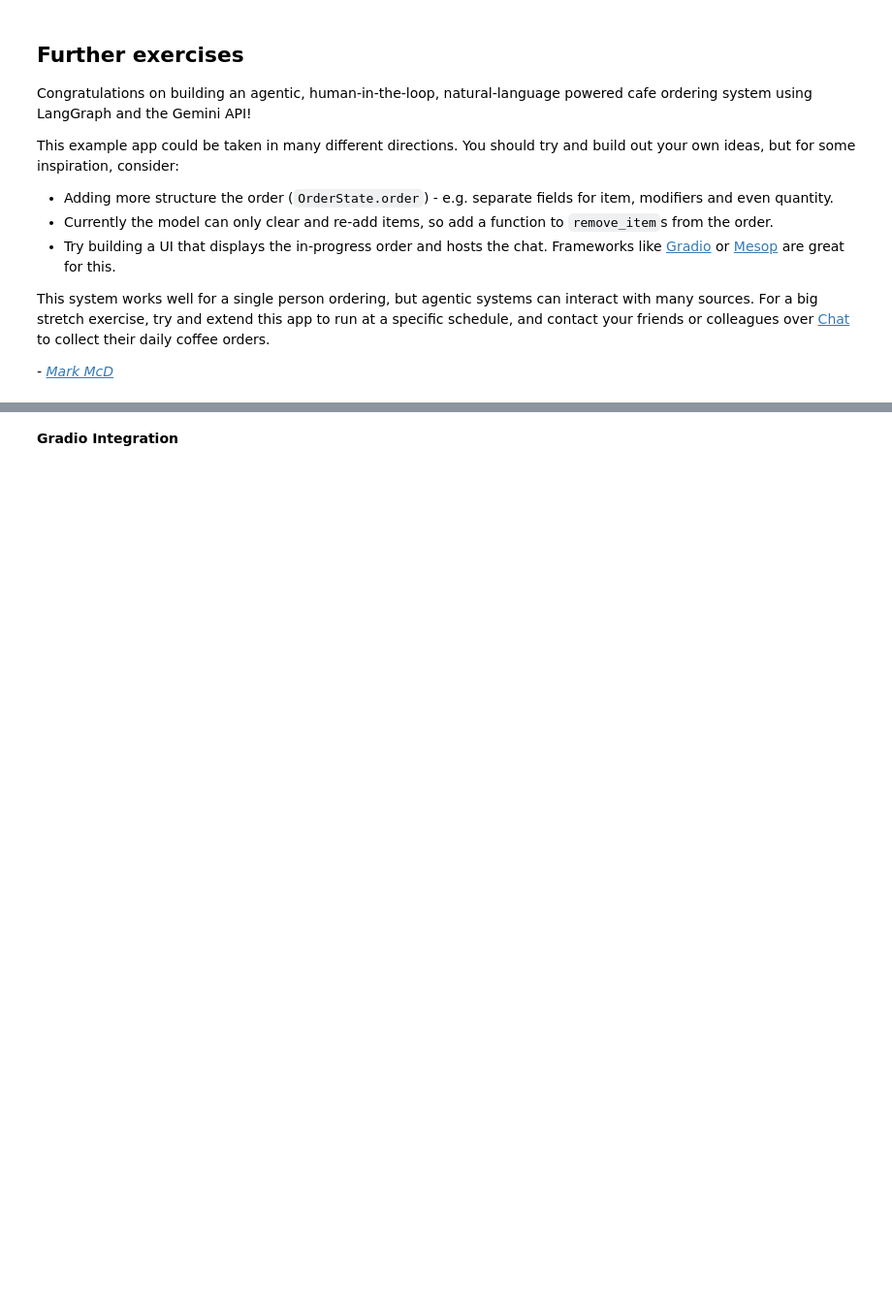
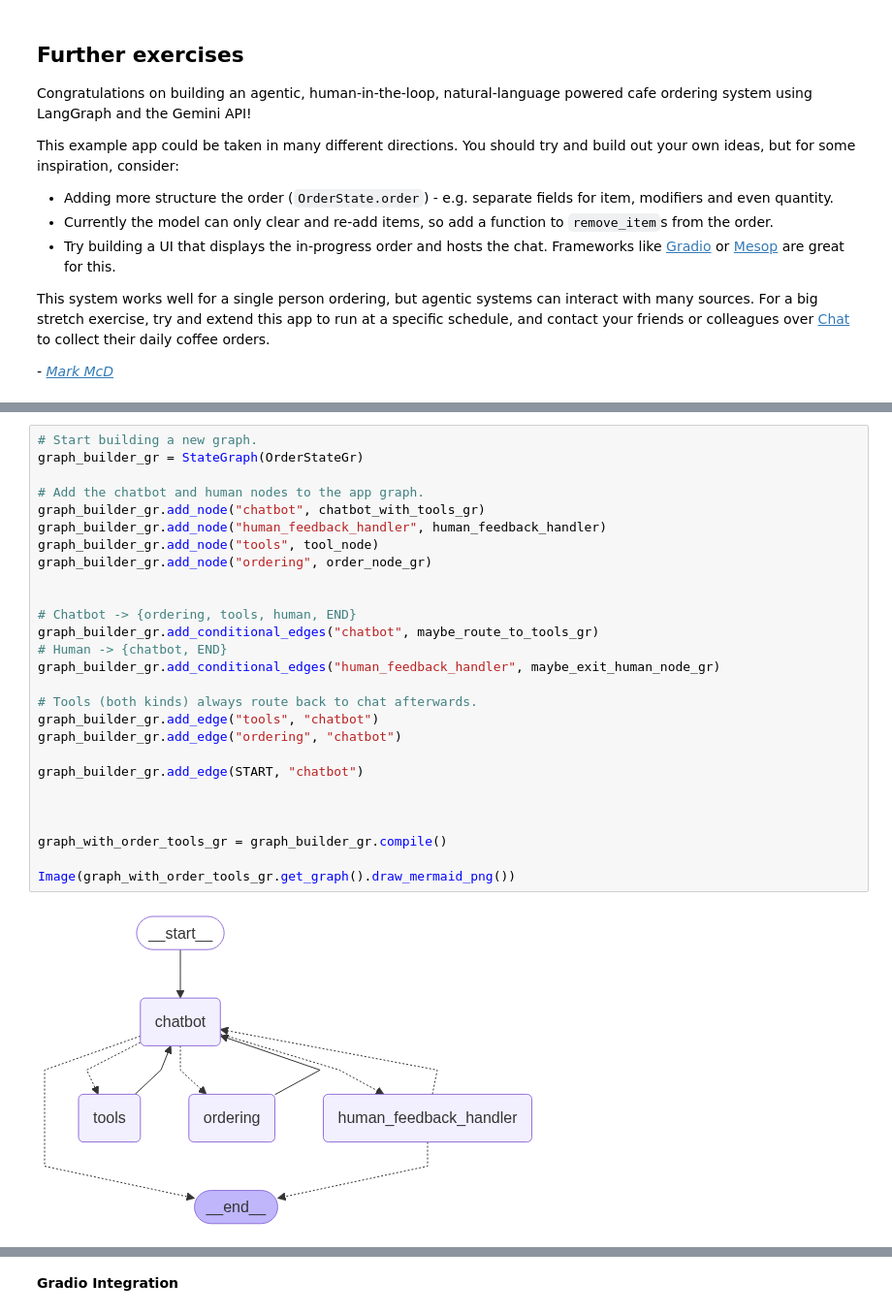
Before and after one commit to Wangila/GenAiBootCamp, a Jupyter notebook: Day_3_Building_an_agent_with_LangGraph.ipynb, the cells around one changed output, grey strips where cells are left out. Shown: that part at 97% size. Cells and saved outputs as stored; diff of their text form; blank space fills up the shorter version.

```diff
--- a/Day_3_Building_an_agent_with_LangGraph.ipynb
+++ b/Day_3_Building_an_agent_with_LangGraph.ipynb
@@ -1045,0 +1191,29 @@ This system works well for a single person ordering, but agentic systems can int
+# %%
+# Start building a new graph.
+graph_builder_gr = StateGraph(OrderStateGr)
+
+# Add the chatbot and human nodes to the app graph.
+graph_builder_gr.add_node("chatbot", chatbot_with_tools_gr)
+graph_builder_gr.add_node("human_feedback_handler", human_feedback_handler)
+graph_builder_gr.add_node("tools", tool_node)
+graph_builder_gr.add_node("ordering", order_node_gr)
+
+
+# Chatbot -> {ordering, tools, human, END}
+graph_builder_gr.add_conditional_edges("chatbot", maybe_route_to_tools_gr)
+# Human -> {chatbot, END}
+graph_builder_gr.add_conditional_edges("human_feedback_handler", maybe_exit_human_node_gr)
+
+# Tools (both kinds) always route back to chat afterwards.
+graph_builder_gr.add_edge("tools", "chatbot")
+graph_builder_gr.add_edge("ordering", "chatbot")
+
+graph_builder_gr.add_edge(START, "chatbot")
+
+
+
+graph_with_order_tools_gr = graph_builder_gr.compile()
+
+Image(graph_with_order_tools_gr.get_graph().draw_mermaid_png())
+# %% [output]
+[figure, added]
```
Also changed, not shown: parts of 7 cells of this notebook.
